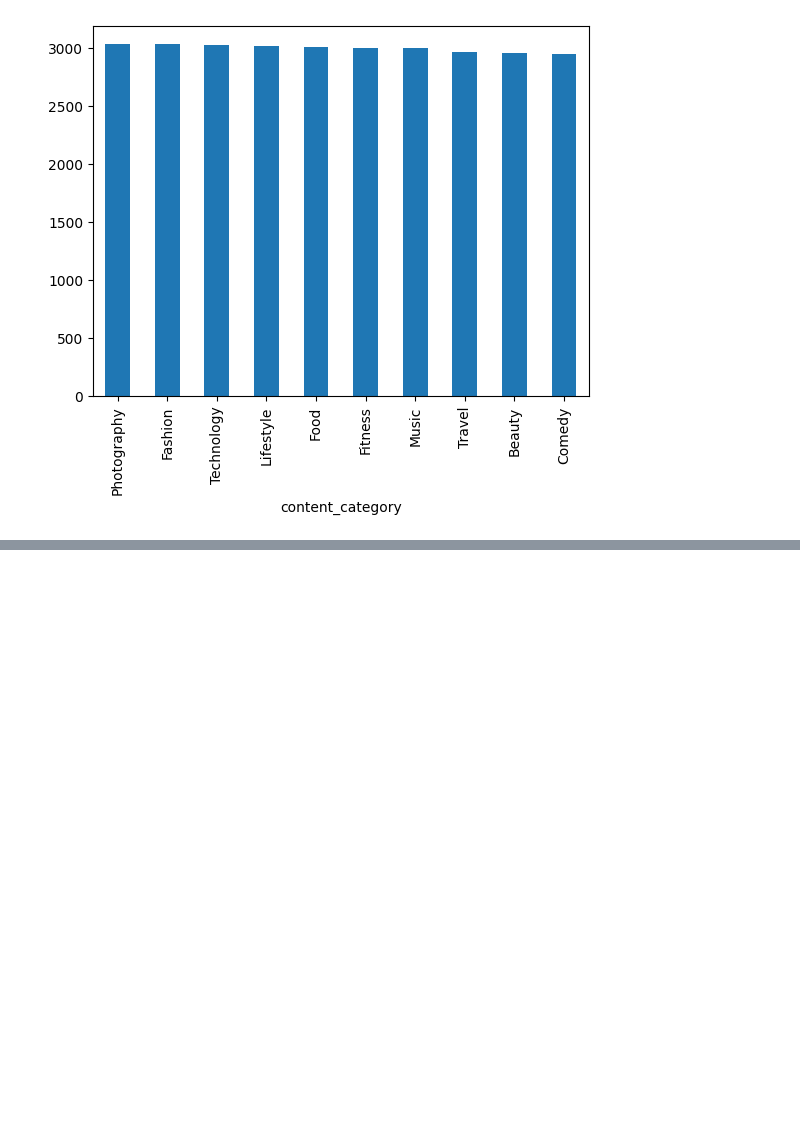
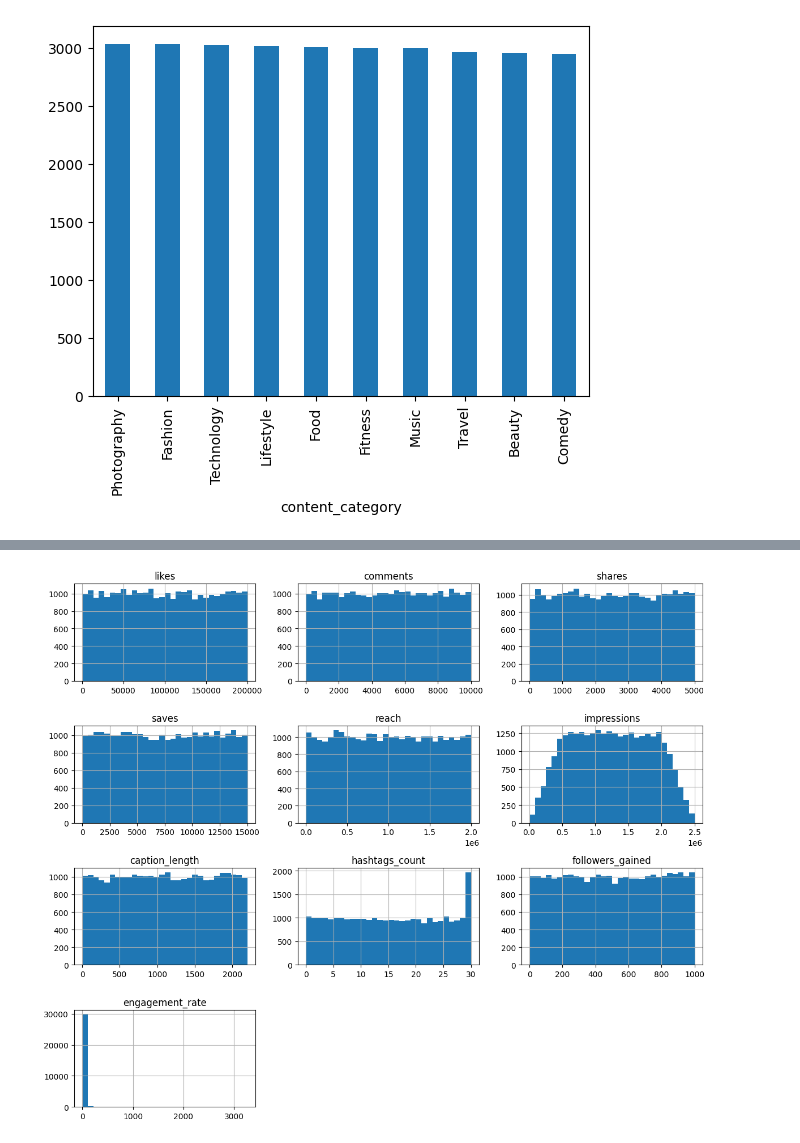
Before and after one commit to madhura-30012006/Instagram_Analytics, a Jupyter notebook: data_processing.ipynb, the cells around one changed output, grey strips where cells are left out. Saved outputs shown, nothing was run; the diff lists cells and outputs as text; code cells hidden in the pictures; blank space fills up the shorter version.

```diff
--- a/data_processing.ipynb
+++ b/data_processing.ipynb
@@ -57,0 +67,8 @@ df['content_category'].value_counts().plot(kind='bar')
+# %%
+df[['likes','comments','shares','saves','reach','impressions',
+    'caption_length','hashtags_count','followers_gained','engagement_rate']].hist(
+    figsize=(12,10), bins=30)
+plt.tight_layout()
+plt.show()
+# %% [output]
+[figure, added]
```
Also changed, not shown: parts of 1 cell of this notebook.
